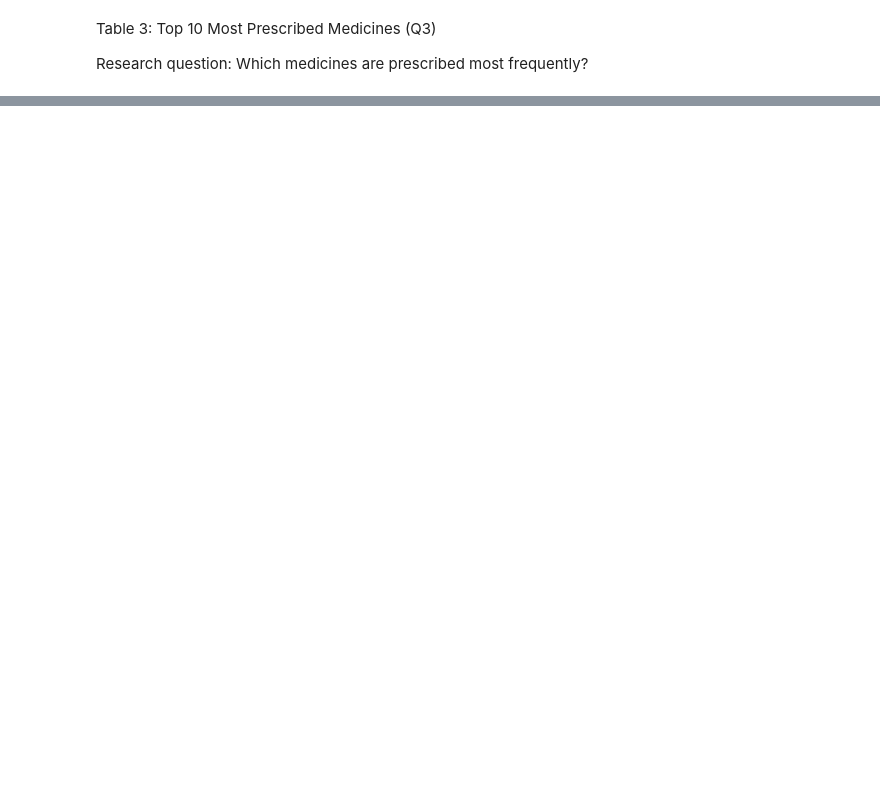
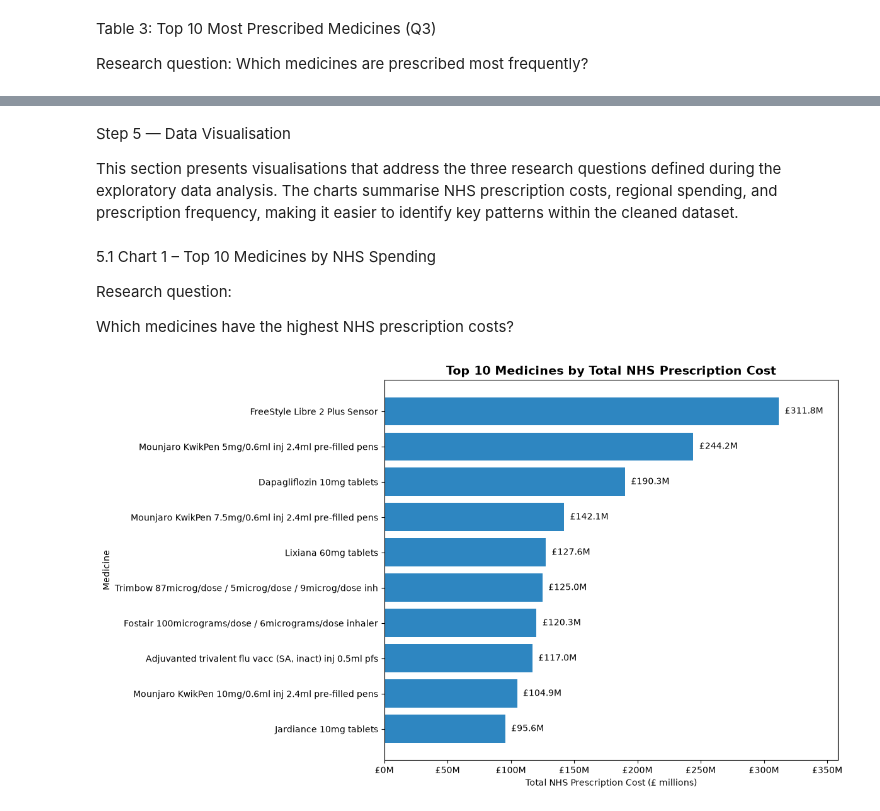
Before and after one commit to anweshadata/NHS-prescribing-insights, a Jupyter notebook: Notebook/nhs_prescription_analysis.ipynb, the cells around one changed output, grey strips where cells are left out. Cells and saved outputs as stored; diff of their text form; code cells hidden in the pictures; blank space fills up the shorter version.

```diff
--- a/Notebook/nhs_prescription_analysis.ipynb
+++ b/Notebook/nhs_prescription_analysis.ipynb
@@ -751,0 +766,61 @@ monthly_spending.to_csv(
+# %% [markdown]
+Step 5 — Data Visualisation
+
+This section presents visualisations that address the three research questions defined during the exploratory data analysis. The charts summarise NHS prescription costs, regional spending, and prescription frequency, making it easier to identify key patterns within the cleaned dataset.
+# %% [markdown]
+5.1 Chart 1 – Top 10 Medicines by NHS Spending
+
+Research question:
+
+Which medicines have the highest NHS prescription costs?
+# %%
+# Chart 1 - Top 10 medicines by NHS spending
+
+plt.figure(figsize=(12, 7))
+
+top_spending_plot = top_spending_medicines.sort_values(
+    "NIC",
+    ascending=True
+)
+
+bars = plt.barh(
+    top_spending_plot["BNF_PRESENTATION_NAME"],
+    top_spending_plot["NIC"],
+    color="#2E86C1"
+)
+
+# Add labels (£ millions) - use a fixed offset in data units, not touching the bar
+max_value = top_spending_plot["NIC"].max()
+offset = max_value * 0.015  # small consistent gap, scales with data
+
+for index, value in enumerate(top_spending_plot["NIC"]):
+    plt.text(
+        value + offset,
+        index,
+        f"£{value/1e6:.1f}M",
+        va="center",
+        fontsize=10
+    )
+
+# Give the labels room so they don't get clipped at the right edge
+plt.xlim(0, max_value * 1.15)
+
+# Fix the x-axis: readable £ millions instead of 1e8 scientific notation
+ax = plt.gca()
+ax.xaxis.set_major_formatter(
+    mticker.FuncFormatter(lambda x, pos: f"£{x/1e6:,.0f}M")
+)
+
+plt.xlabel("Total NHS Prescription Cost (£ millions)")
+plt.ylabel("Medicine")
+
+plt.title(
+    "Top 10 Medicines by Total NHS Prescription Cost",
+    fontsize=14,
+    fontweight="bold"
+)
+
+plt.tight_layout()
+plt.show()
+# %% [output]
+[figure, added]
```
Also changed, not shown: parts of 27 cells of this notebook.
